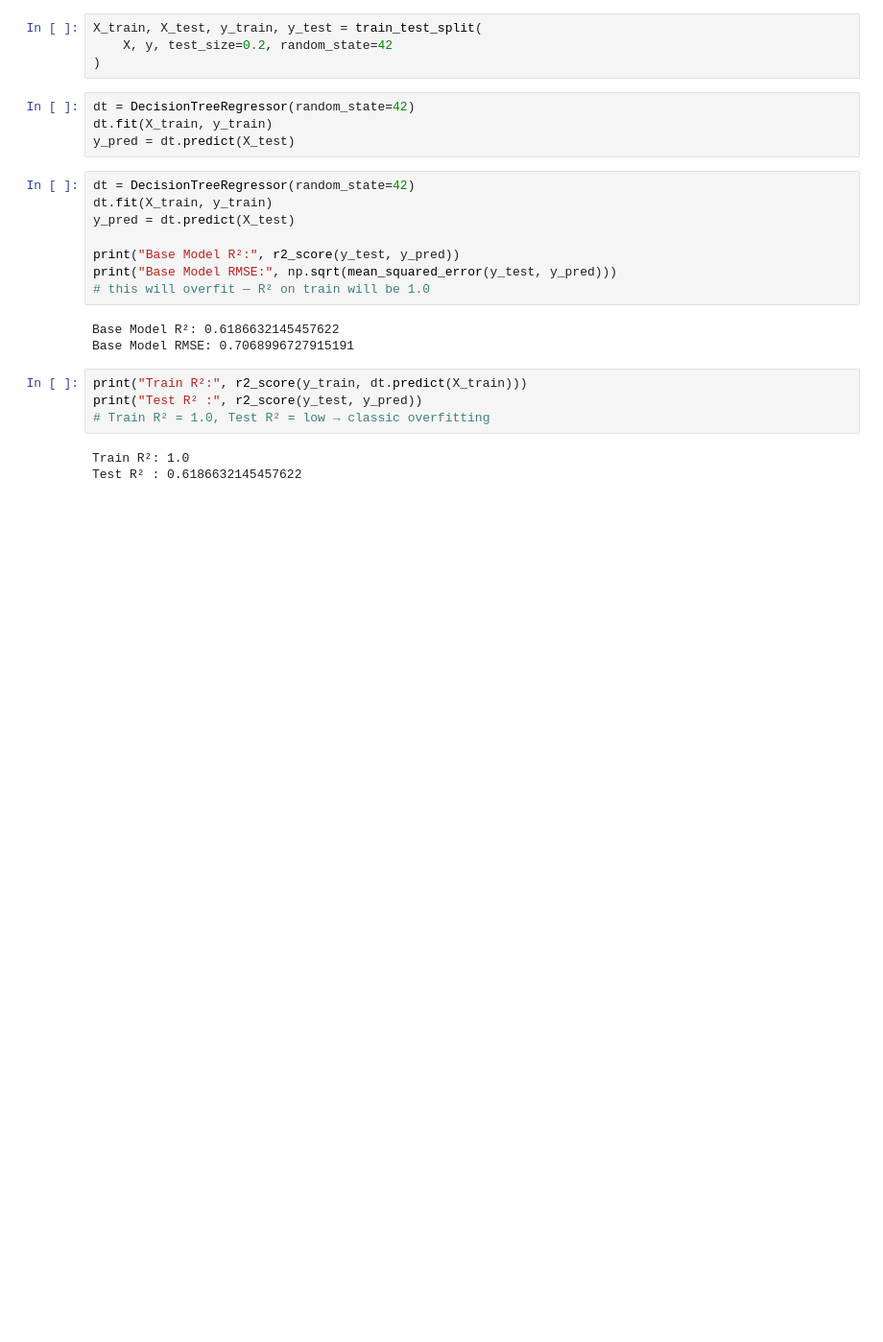
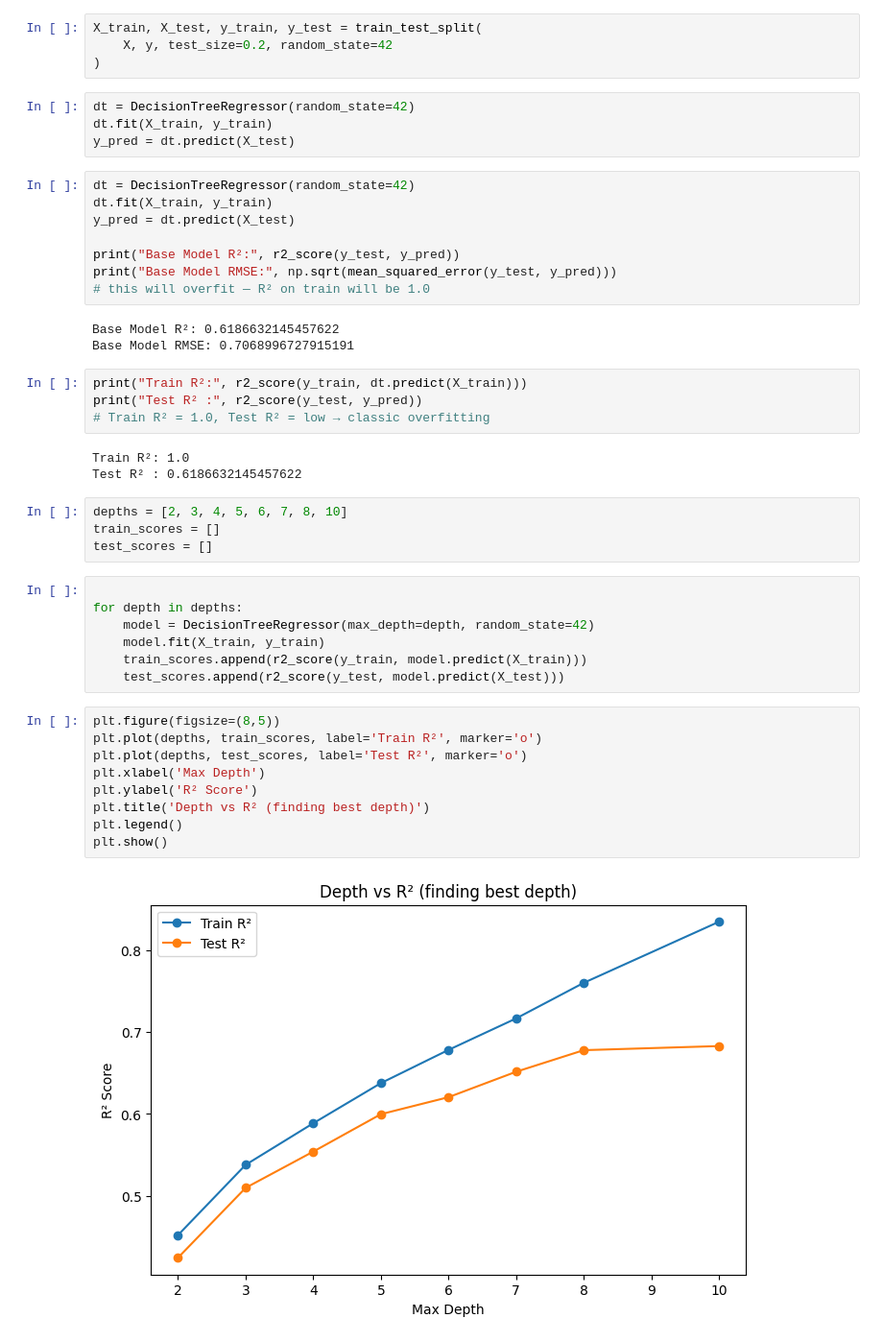
Before and after one commit to AkshitaSharma211/ml-journey, a Jupyter notebook: 03_decision_trees-regression.ipynb, the cells around one changed output. Shown at 96% size. Saved outputs shown, nothing was run; the diff lists cells and outputs as text; blank space fills up the shorter version.

Commit message:
feat: decision tree regression - base model, pruning, feature importance

```diff
--- a/03_decision_trees-regression.ipynb
+++ b/03_decision_trees-regression.ipynb
@@ -89,3 +89,25 @@ print("Test R² :", r2_score(y_test, y_pred))
 # %% [output]
 Train R²: 1.0
 Test R² : 0.6186632145457622
+# %%
+depths = [2, 3, 4, 5, 6, 7, 8, 10]
+train_scores = []
+test_scores = []
+# %%
+
+for depth in depths:
+    model = DecisionTreeRegressor(max_depth=depth, random_state=42)
+    model.fit(X_train, y_train)
+    train_scores.append(r2_score(y_train, model.predict(X_train)))
+    test_scores.append(r2_score(y_test, model.predict(X_test)))
+# %%
+plt.figure(figsize=(8,5))
+plt.plot(depths, train_scores, label='Train R²', marker='o')
+plt.plot(depths, test_scores, label='Test R²', marker='o')
+plt.xlabel('Max Depth')
+plt.ylabel('R² Score')
+plt.title('Depth vs R² (finding best depth)')
+plt.legend()
+plt.show()
+# %% [output]
+[figure, added]
```
Also changed, not shown: parts of 6 cells of this notebook.
